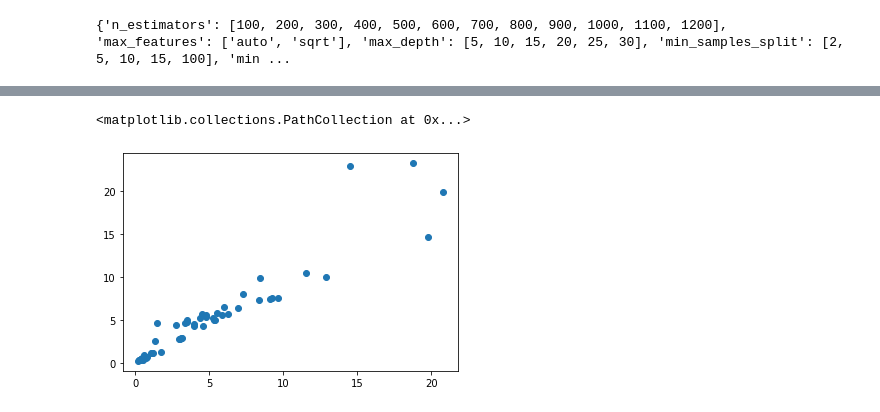
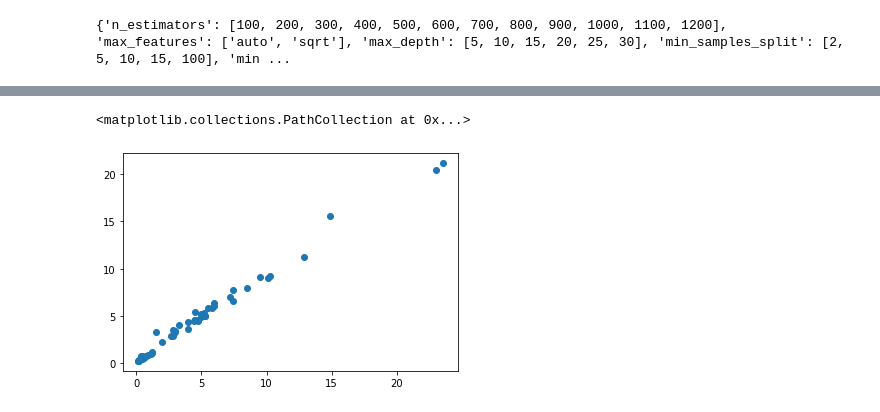
Before and after one commit to ayande48/Car_Price_Prediction, a Jupyter notebook: Car_Price_Prediction.ipynb, the cells around one changed output, grey strips where cells are left out. Cells and saved outputs as stored; diff of their text form; code cells hidden in the pictures.

```diff
--- a/Car_Price_Prediction.ipynb
+++ b/Car_Price_Prediction.ipynb
@@ -231,0 +374,2 @@ RandomizedSearchCV(cv=5, estimator=RandomForestRegressor(), n_jobs=-1,
+# %%
+rf.fit(X_test, y_test)
@@ -269,0 +485,11 @@ sns.distplot(y_test - predictions)
+# %%
+xgb = xgboost.XGBRegressor(base_score=1, booster='gbtree', colsample_bylevel=1,
+             colsample_bynode=1, colsample_bytree=1, gamma=0, gpu_id=-1,
+             importance_type='gain', interaction_constraints='',
+             learning_rate=0.1, max_delta_step=0, max_depth=15,
+             min_child_weight=1, missing=None, monotone_constraints='()',
+             n_estimators=900, n_jobs=0, num_parallel_tree=1, random_state=0,
+             reg_alpha=0, reg_lambda=1, scale_pos_weight=1, subsample=1,
+             tree_method='exact', validate_parameters=1, verbosity=None)
+# %%
+xgb.fit(X_test, y_test)
@@ -269,0 +505,2 @@ sns.distplot(y_test - predictions)
+# %%
+y_pred = rf.predict(X_test)
@@ -270,5 +521,5 @@ sns.distplot(y_test - predictions)
 # %%
-plt.scatter(y_test, predictions)
+plt.scatter(y_test, y_pred)
 # %% [output]
 <matplotlib.collections.PathCollection at 0x...>
-[figure, old version]
+[figure, new version]
```
Also changed, not shown: parts of 103 cells of this notebook.
